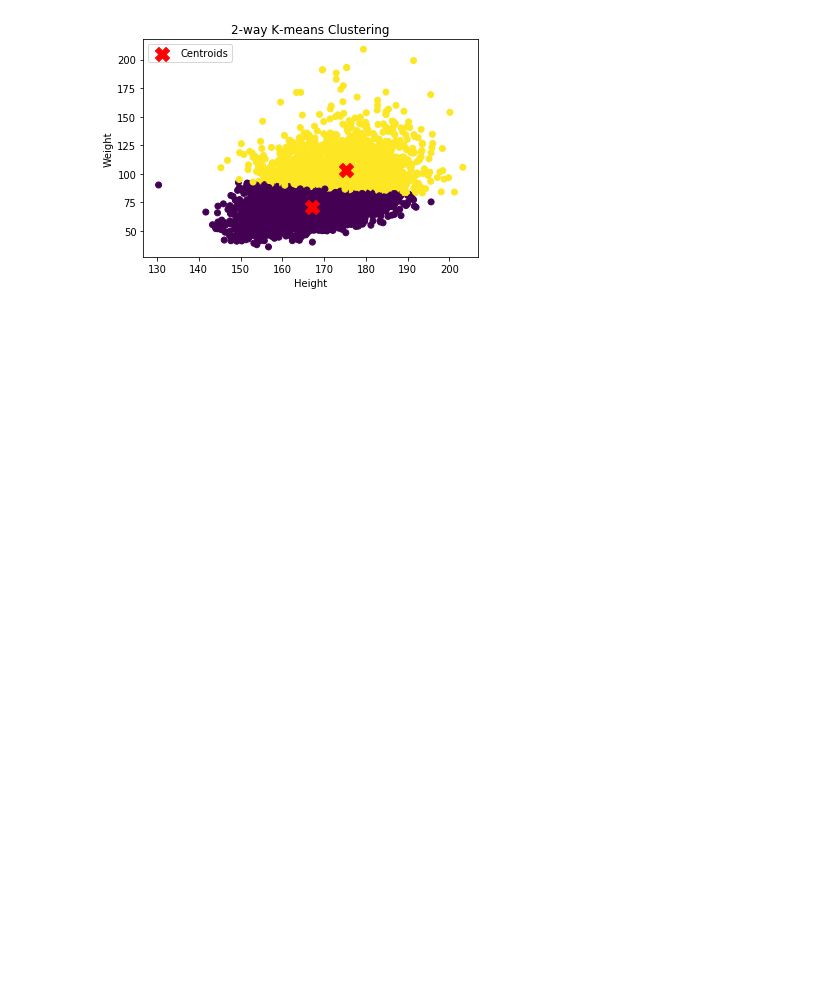
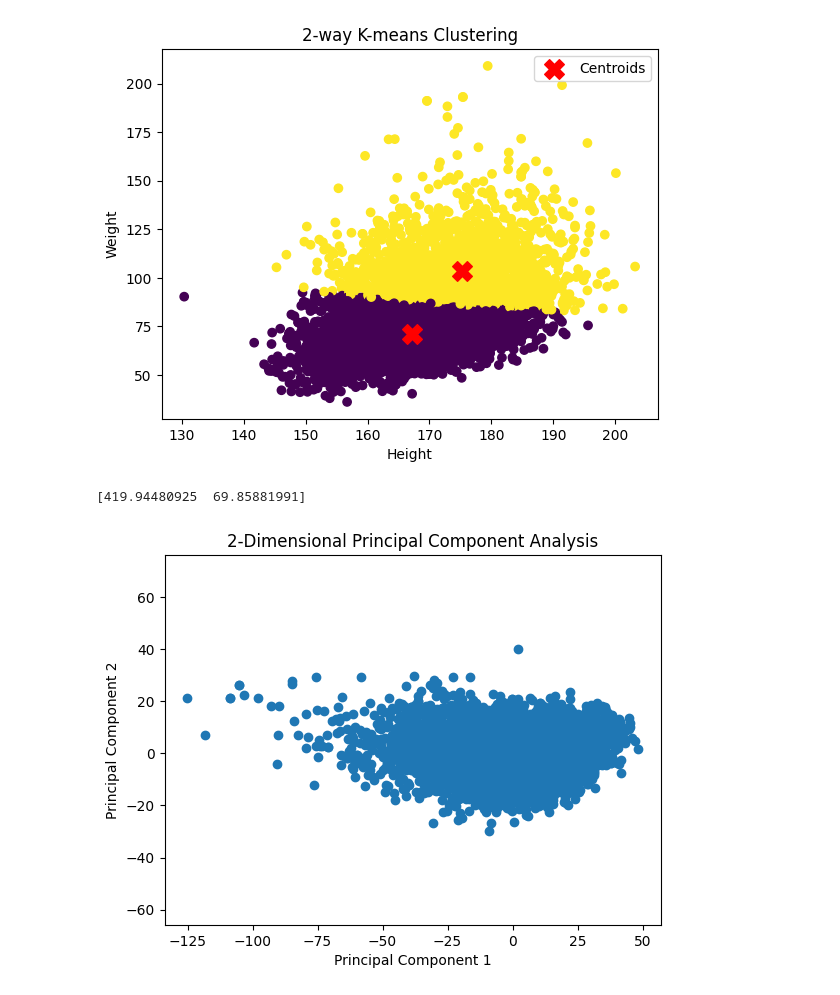
Before and after one commit to Cal-Fang/CMSC35300_FinalProject, a Jupyter notebook: 2-way_K-means_and_PCA.ipynb, the cells around one changed output. Saved outputs shown, nothing was run; the diff lists cells and outputs as text; code cells hidden in the pictures; blank space fills up the shorter version.

```diff
--- a/2-way_K-means_and_PCA.ipynb
+++ b/2-way_K-means_and_PCA.ipynb
@@ -50,31 +50,85 @@ def two_way_kmeans(data, k=2, num_iterations=100):
         clusters = assign_to_clusters(data, centroids)
 
         # Update centroids
         centroids = update_centroids(data, clusters, k)
 
     # Compute the between-cluster distance objective (JD)
     JD = compute_between_cluster_distance(data, clusters, centroids)
 
     return clusters, centroids, JD
 
+def mean_center_data(data):
+    #calculate mean of each column
+    M = np.mean(data, axis=0)
+
+    #calculate centered data matrix
+    centered_data = data - M
+
+    return centered_data
+
+def pca(centered_data, n_components):
+    #calculate covariance matrix
+    cov_matrix = np.cov(centered_data, rowvar=False)
+
+    #compute eigenvalues and eigenvectors of matrix
+    eigenvalues, eigenvectors = np.linalg.eig(cov_matrix)
+
+    #find the indices for the eigenvalues sorted in descending order
+    sorted_idx = np.argsort(eigenvalues)[::-1]
+
+    #sort the eigenvalues with the indices
+    sorted_eigenvalues = eigenvalues[sorted_idx]
+    print(sorted_eigenvalues)
+
+    #sort the eigenvalues in descending order
+    sorted_eigenvectors = eigenvectors[:,sorted_idx]
+
+    #top n eigenvectors
+    top_n_eigenvectors = sorted_eigenvectors[:, :n_components]
+
+    return top_n_eigenvectors
+
 # Example usage:
 # Load the CSV file
 file_path = 'diabetes_NHANES_1999_2004.csv'
 data = pd.read_csv(file_path)
 
 # Select two variables for 2-way k-means clustering
 selected_data = data[['BMXHT', 'BMXWT']]
+
+# Remove the rows with NA data
+remove_na_selected_data = selected_data.dropna(axis=0)
 
 # Perform 2-way k-means clustering
 clusters, centroids, JD = two_way_kmeans(selected_data)
 
 # Visualize the results (scatter plot)
 plt.scatter(selected_data['BMXHT'], selected_data['BMXWT'], c=clusters, cmap='viridis')
 plt.scatter(centroids[:, 0], centroids[:, 1], marker='X', s=200, c='red', label='Centroids')
 plt.xlabel('Height')
 plt.ylabel('Weight')
 plt.title('2-way K-means Clustering')
 plt.legend()
 plt.show()
+
+# Center the data
+centered_selected_data = mean_center_data(remove_na_selected_data)
+
+# Perform the Principal Component Analysis to get top 2 eigenvectors
+top_2_eigenvectors = pca(centered_selected_data, 2)
+
+# Transform the data by taking the inner product of the mean centered data
+# and the top 2 eigenvectors
+reduced_selected_data = np.dot(centered_selected_data, top_2_eigenvectors)
+
+#Visualize the results (scatter plot)
+plt.scatter(reduced_selected_data[:, 0], reduced_selected_data[:, 1])
+plt.xlabel('Principal Component 1')
+plt.ylabel('Principal Component 2')
+plt.title('2-Dimensional Principal Component Analysis')
+plt.axis('equal')
+plt.show()
 # %% [output]
-[figure, old version]
+[figure, new version]
+[419.94480925  69.85881991]
+[figure, added]
```
